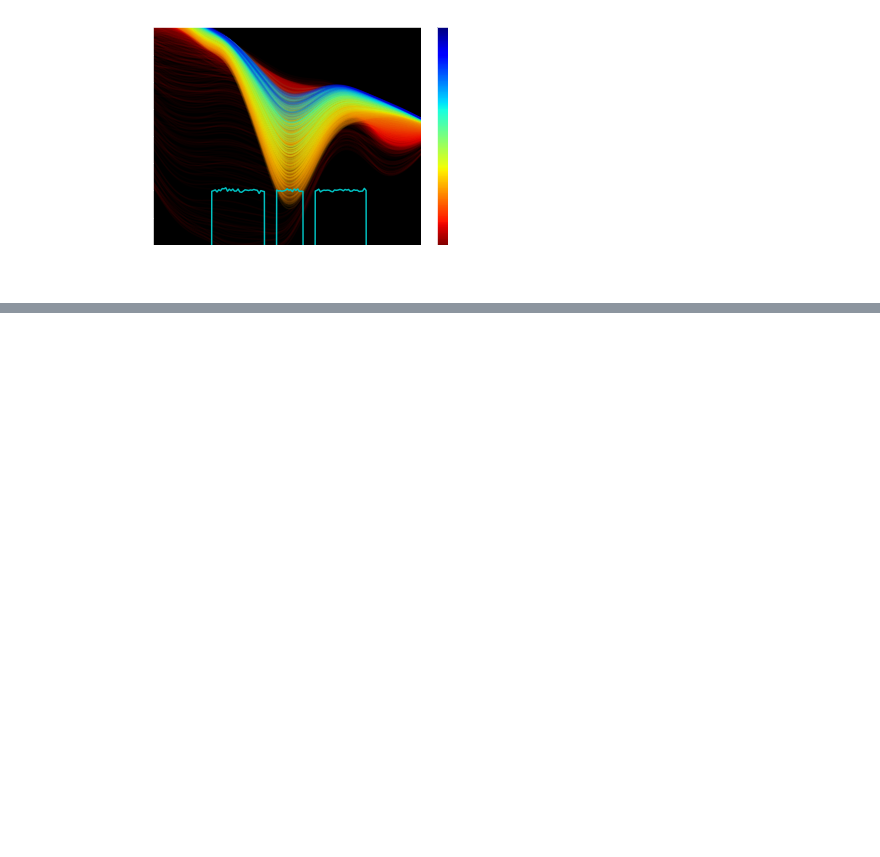
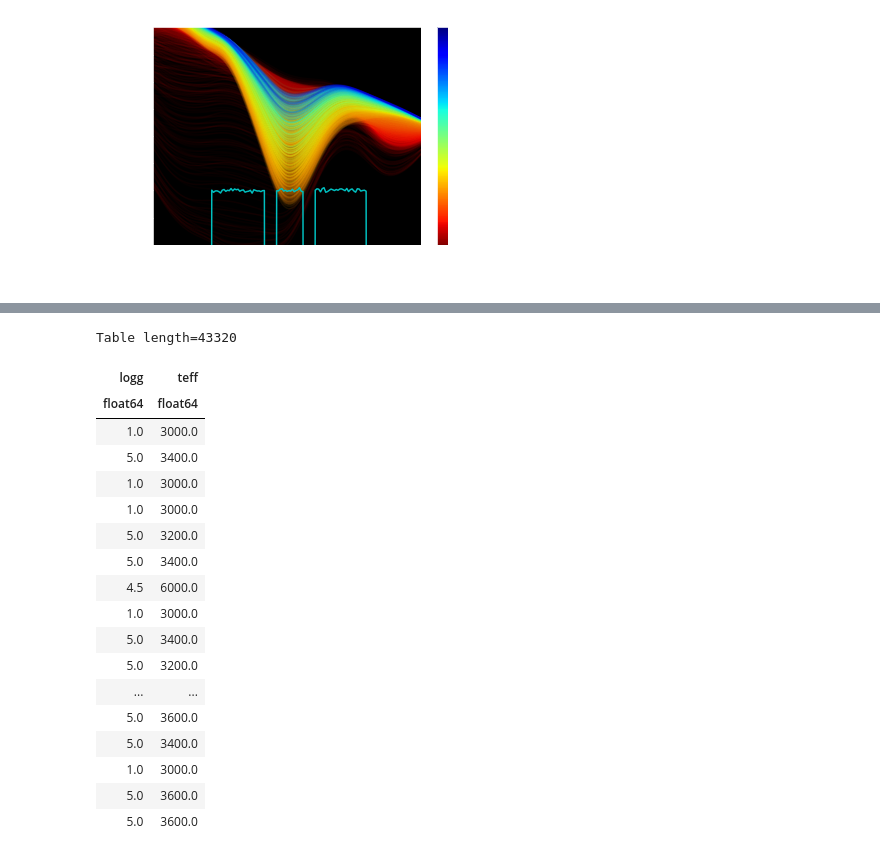
Before and after one commit to mjamesfero/PaschenAlphaModeling, a Jupyter notebook: Coelho models.ipynb, the cells around one changed output, grey strips where cells are left out. Drawn from its saved outputs; the diff is of its cells as text; code cells hidden in the pictures; blank space fills up the shorter version.

```diff
--- a/Coelho models.ipynb
+++ b/Coelho models.ipynb
@@ -103,0 +106,22 @@ sp.quicklook()
+# %%
+data_v_1
+# %% [output]
+Table length=43320
+| logg | teff |
+| float64 | float64 |
+| 1.0 | 3000.0 |
+| 5.0 | 3400.0 |
+| 1.0 | 3000.0 |
+| 1.0 | 3000.0 |
+| 5.0 | 3200.0 |
+| 5.0 | 3400.0 |
+| 4.5 | 6000.0 |
+| 1.0 | 3000.0 |
+| 5.0 | 3400.0 |
+| 5.0 | 3200.0 |
+| ... | ... |
+| 5.0 | 3600.0 |
+| 5.0 | 3400.0 |
+| 1.0 | 3000.0 |
+| 5.0 | 3600.0 |
+| 5.0 | 3600.0 |
```
Also changed, not shown: parts of 9 cells of this notebook, 2 other files.
